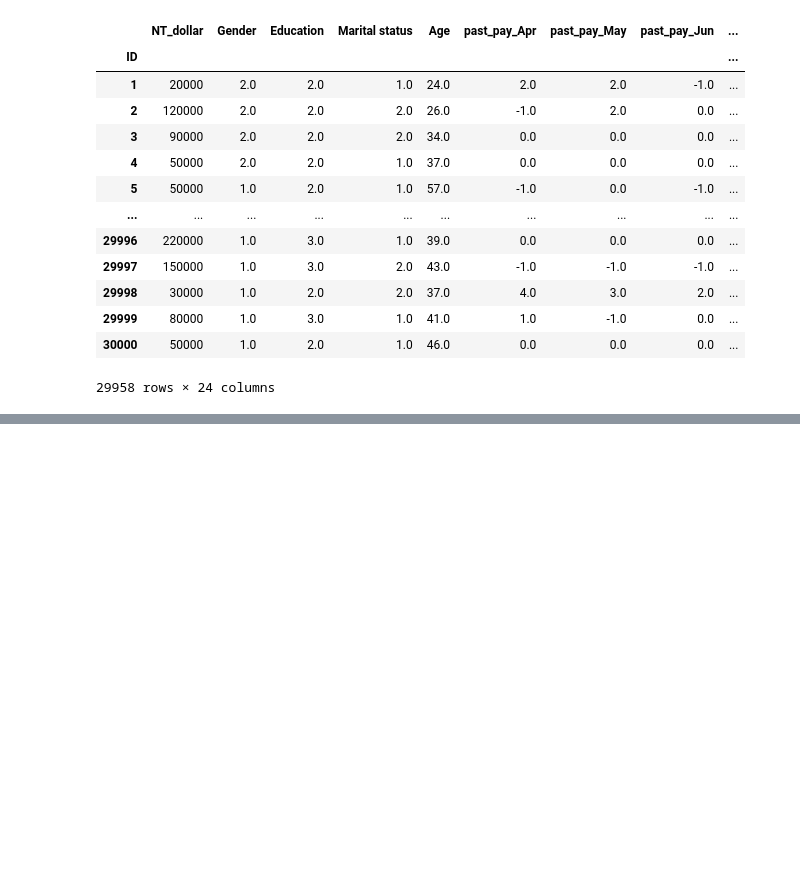
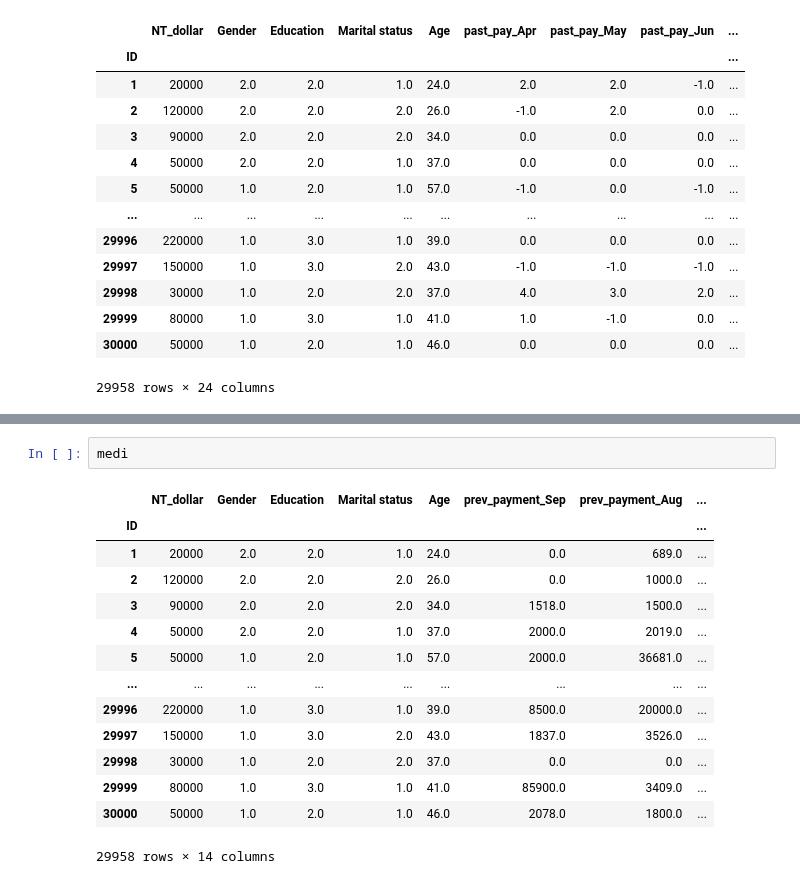
Before and after one commit to PosgradoMNA/actividades-de-aprendizaje-feracor, a Jupyter notebook: A01794022_Semana_3_Actividad_1.ipynb, the cells around one changed output, grey strips where cells are left out. Drawn from its saved outputs; the diff is of its cells as text; blank space fills up the shorter version.

```diff
--- a/A01794022_Semana_3_Actividad_1.ipynb
+++ b/A01794022_Semana_3_Actividad_1.ipynb
@@ -202,0 +283,17 @@ ndf
+# %%
+medi
+# %% [output]
+|  | NT_dollar | Gender | Education | Marital status | Age | prev_payment_Sep | prev_payment_Aug | ... |
+| ID |  |  |  |  |  |  |  | ... |
+| 1 | 20000 | 2.0 | 2.0 | 1.0 | 24.0 | 0.0 | 689.0 | ... |
+| 2 | 120000 | 2.0 | 2.0 | 2.0 | 26.0 | 0.0 | 1000.0 | ... |
+| 3 | 90000 | 2.0 | 2.0 | 2.0 | 34.0 | 1518.0 | 1500.0 | ... |
+| 4 | 50000 | 2.0 | 2.0 | 1.0 | 37.0 | 2000.0 | 2019.0 | ... |
+| 5 | 50000 | 1.0 | 2.0 | 1.0 | 57.0 | 2000.0 | 36681.0 | ... |
+| ... | ... | ... | ... | ... | ... | ... | ... | ... |
+| 29996 | 220000 | 1.0 | 3.0 | 1.0 | 39.0 | 8500.0 | 20000.0 | ... |
+| 29997 | 150000 | 1.0 | 3.0 | 2.0 | 43.0 | 1837.0 | 3526.0 | ... |
+| 29998 | 30000 | 1.0 | 2.0 | 2.0 | 37.0 | 0.0 | 0.0 | ... |
+| 29999 | 80000 | 1.0 | 3.0 | 1.0 | 41.0 | 85900.0 | 3409.0 | ... |
+| 30000 | 50000 | 1.0 | 2.0 | 1.0 | 46.0 | 2078.0 | 1800.0 | ... |
+29958 rows × 14 columns
```
Also changed, not shown: parts of 14 cells of this notebook.
